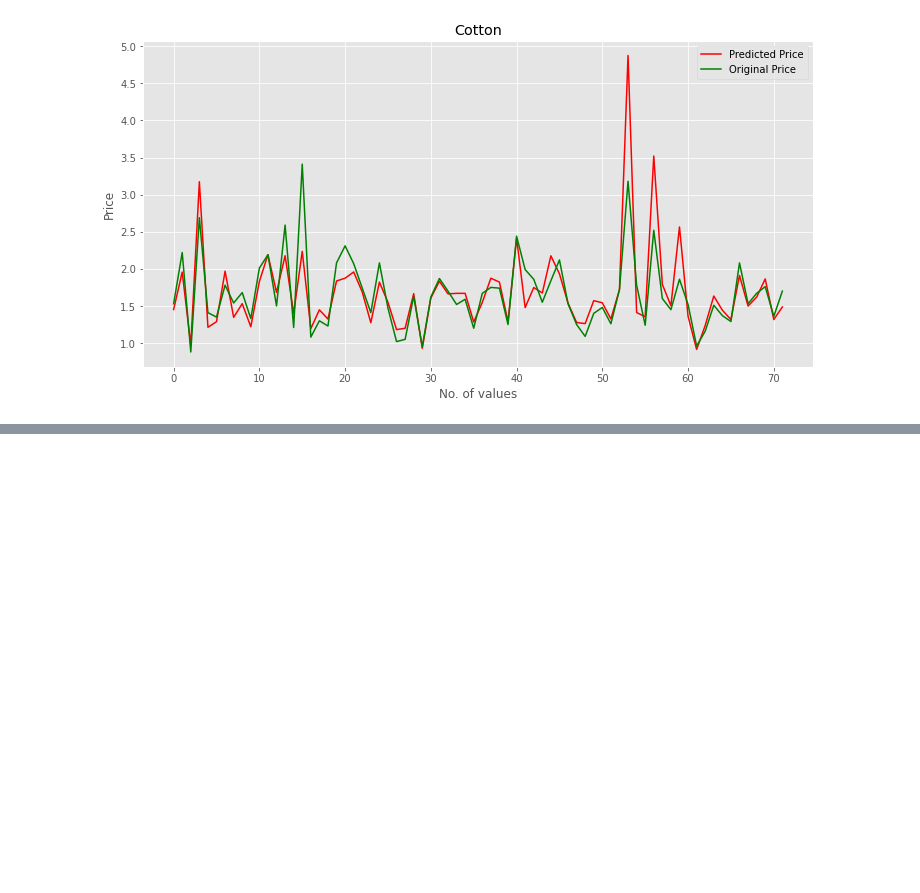
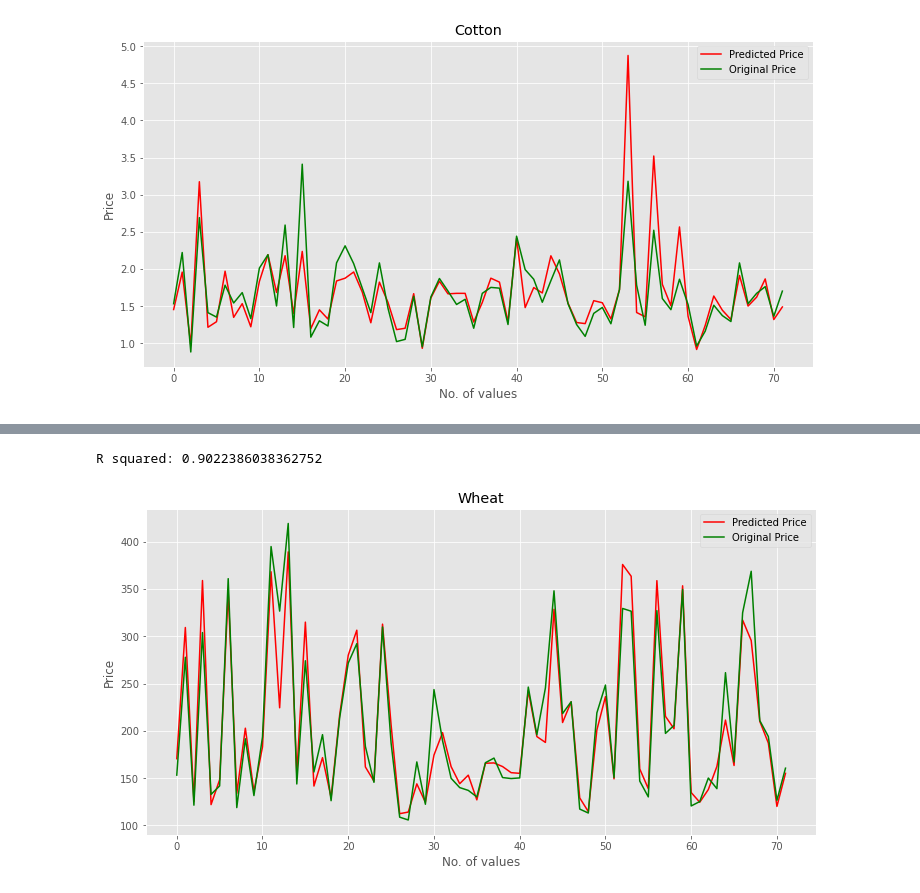
Before and after one commit to drakub/wqu, a Jupyter notebook: Commodity.ipynb, the cells around one changed output, grey strips where cells are left out. Saved outputs shown, nothing was run; the diff lists cells and outputs as text; code cells hidden in the pictures; blank space fills up the shorter version.

```diff
--- a/Commodity.ipynb
+++ b/Commodity.ipynb
@@ -457,0 +556,13 @@ plotOriginalPredictedPrices(y_pred, y_test, 'Cotton')
+# %%
+y = prices[commodity]
+X = prices.drop([commodity],axis=1)
+X_train, X_test, y_train, y_test = train_test_split(X, y, test_size =0.2, random_state=0)
+
+xgb_model = XGBRegressor(learning_rate = 0.1, max_depth = 3,
+                   n_estimators = 200,
+                   objective = 'reg:squarederror')
+xgb_model.fit(X_train, y_train)
+
+
+confidence = xgb_model.score(X_test, y_test)
+confidence
@@ -457,0 +571,3 @@ plotOriginalPredictedPrices(y_pred, y_test, 'Cotton')
+# %%
+y_pred = xgb_model.predict(X_test)
+y_pred
@@ -457,0 +606,9 @@ plotOriginalPredictedPrices(y_pred, y_test, 'Cotton')
+# %%
+error_score = metrics.r2_score(y_test,y_pred)
+print("R squared:",error_score)
+# %% [output]
+R squared: 0.9022386038362752
+# %%
+plotOriginalPredictedPrices(y_pred, y_test, commodity)
+# %% [output]
+[figure, added]
```
Also changed, not shown: parts of 34 cells of this notebook.
